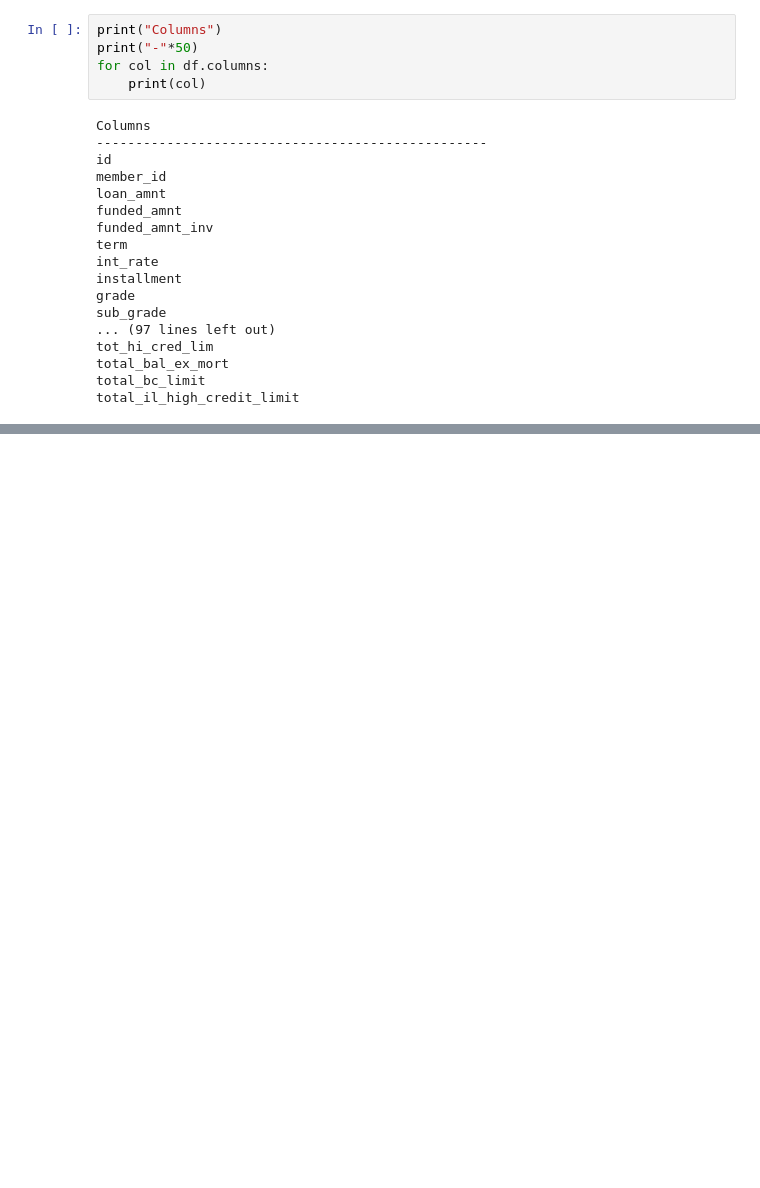
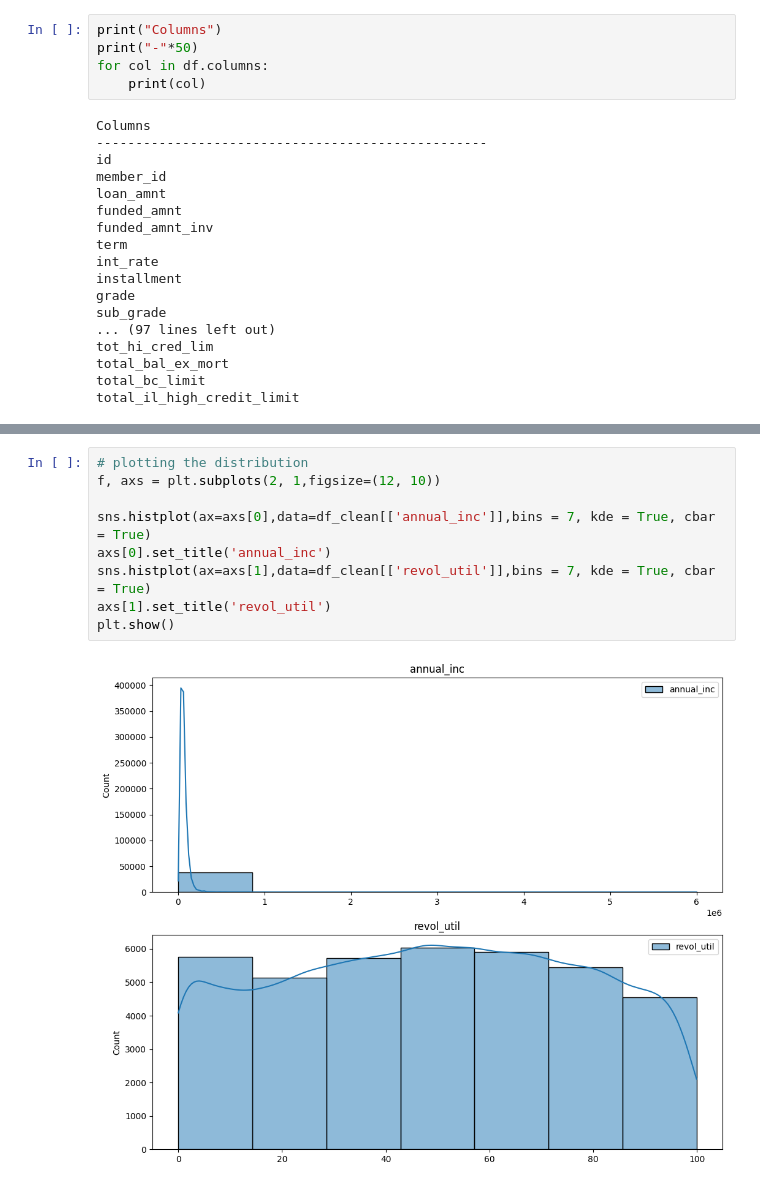
Before and after one commit to ram-ch/LendingClubCaseStudy, a Jupyter notebook: sairam_chennapragada.ipynb, the cells around one changed output, grey strips where cells are left out. Drawn from its saved outputs; the diff is of its cells as text; blank space fills up the shorter version.

```diff
--- a/sairam_chennapragada.ipynb
+++ b/sairam_chennapragada.ipynb
@@ -298,0 +461,11 @@ plt.show()
+# %%
+# plotting the distribution
+f, axs = plt.subplots(2, 1,figsize=(12, 10))
+
+sns.histplot(ax=axs[0],data=df_clean[['annual_inc']],bins = 7, kde = True, cbar = True)
+axs[0].set_title('annual_inc')
+sns.histplot(ax=axs[1],data=df_clean[['revol_util']],bins = 7, kde = True, cbar = True)
+axs[1].set_title('revol_util')
+plt.show()
+# %% [output]
+[figure, added]
```
Also changed, not shown: parts of 72 cells of this notebook.
